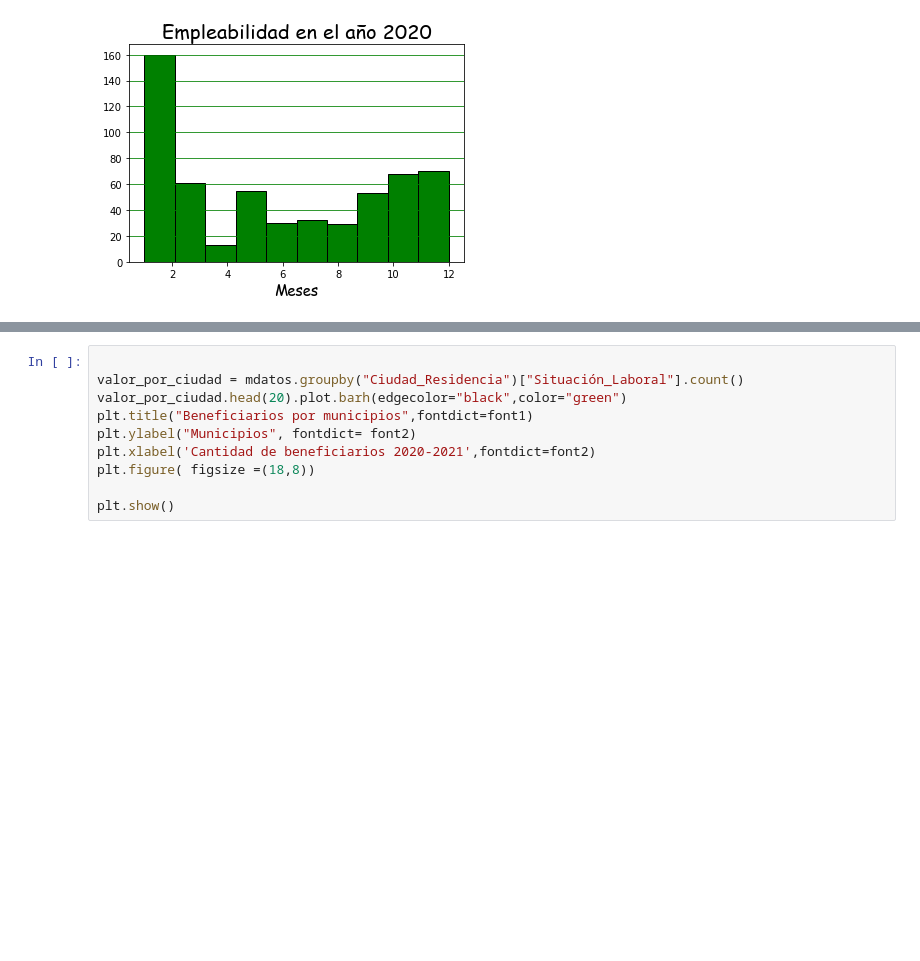
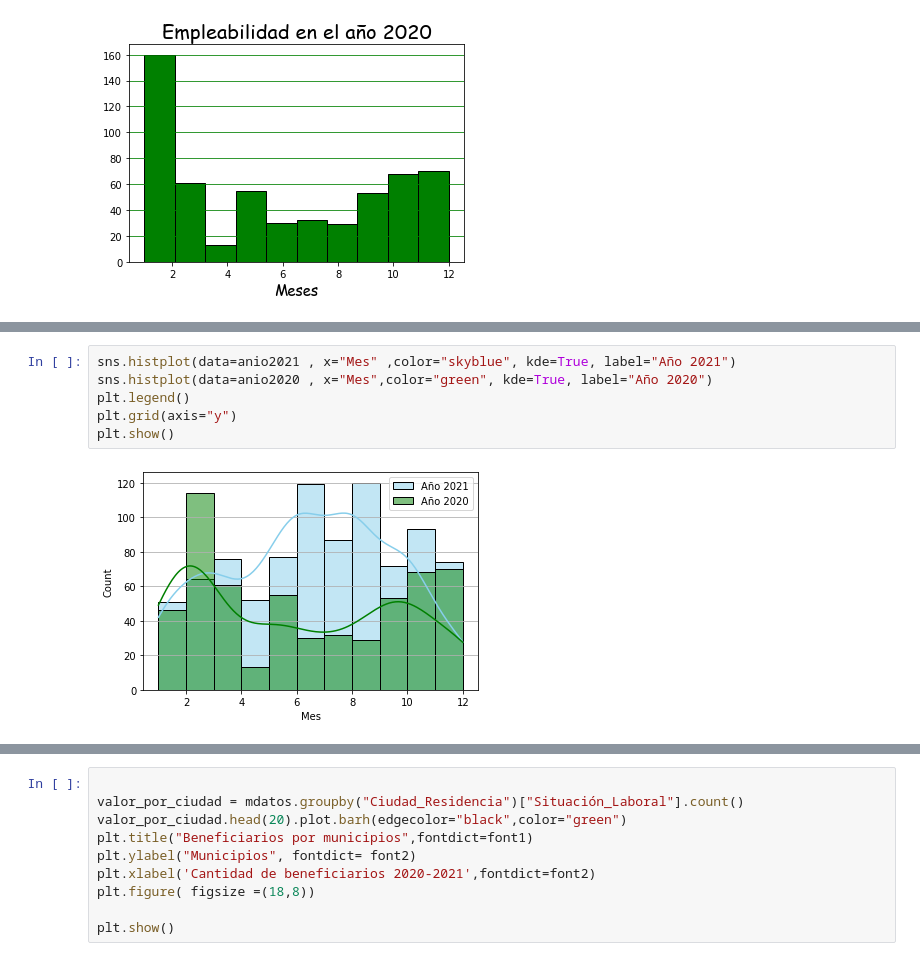
Before and after one commit to SaukB/Analisis, a Jupyter notebook: Material/Proyecto.ipynb, the cells around one changed output, grey strips where cells are left out. Saved outputs shown, nothing was run; the diff lists cells and outputs as text; blank space fills up the shorter version.

```diff
--- a/Material/Proyecto.ipynb
+++ b/Material/Proyecto.ipynb
@@ -205,0 +207,8 @@ plt.show
+# %%
+sns.histplot(data=anio2021 , x="Mes" ,color="skyblue", kde=True, label="Año 2021")
+sns.histplot(data=anio2020 , x="Mes",color="green", kde=True, label="Año 2020")
+plt.legend()
+plt.grid(axis="y")
+plt.show()
+# %% [output]
+[figure, added]
```
Also changed, not shown: parts of 2 cells of this notebook.
